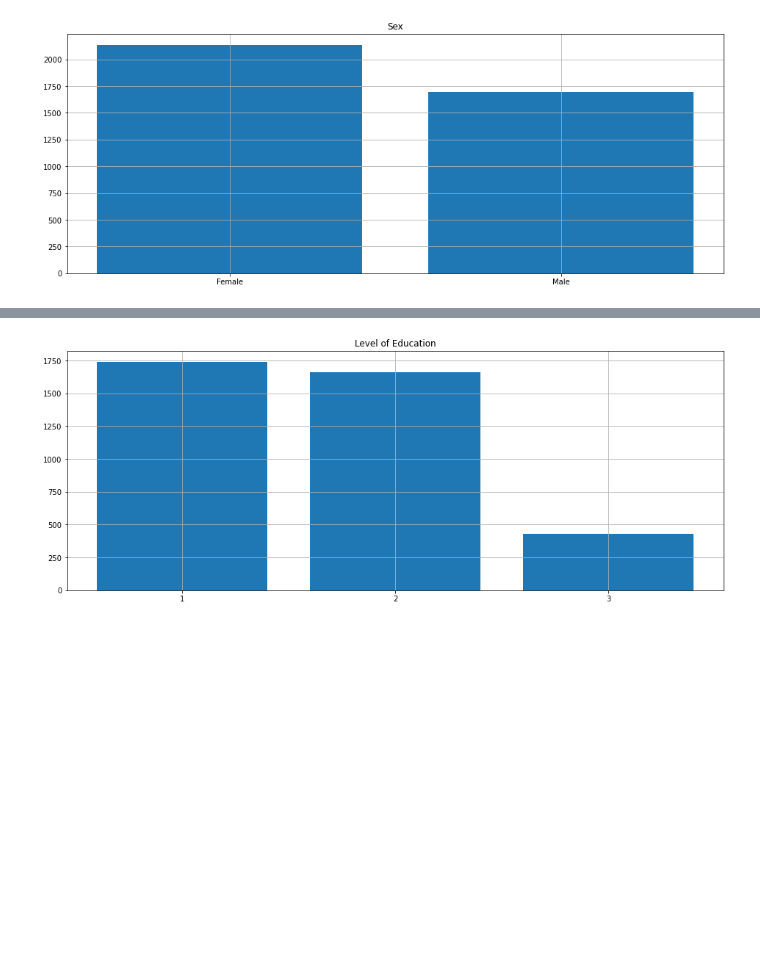
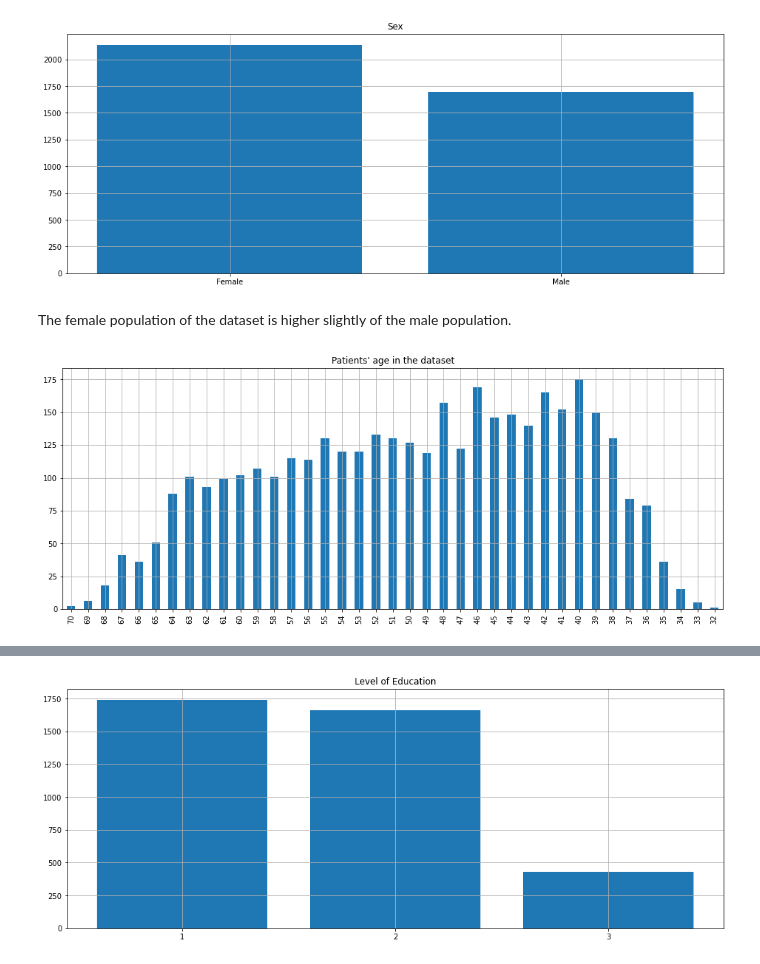
Before and after one commit to Mirkesx/cardiovascularity_study_dataset, a Jupyter notebook: project_notebook_marco_cavalli_1000024189.ipynb, the cells around one changed output, grey strips where cells are left out. Drawn from its saved outputs; the diff is of its cells as text; code cells hidden in the pictures; blank space fills up the shorter version.

```diff
--- a/project_notebook_marco_cavalli_1000024189.ipynb
+++ b/project_notebook_marco_cavalli_1000024189.ipynb
@@ -270,3 +280,12 @@ plt.bar(["Female", "Male"],counts)
 plt.grid()
 # %% [output]
 [figure]
+# %% [markdown]
+<p>The female population of the dataset is higher slightly of the male population.</p>
+# %%
+plt.figure(figsize=(16,6))
+plt.title('Patients\' age in the dataset')
+counts = framingham['age'].value_counts().sort_index(ascending=False).plot.bar()
+plt.grid()
+# %% [output]
+[figure, added]
```
Also changed, not shown: parts of 23 cells of this notebook.
